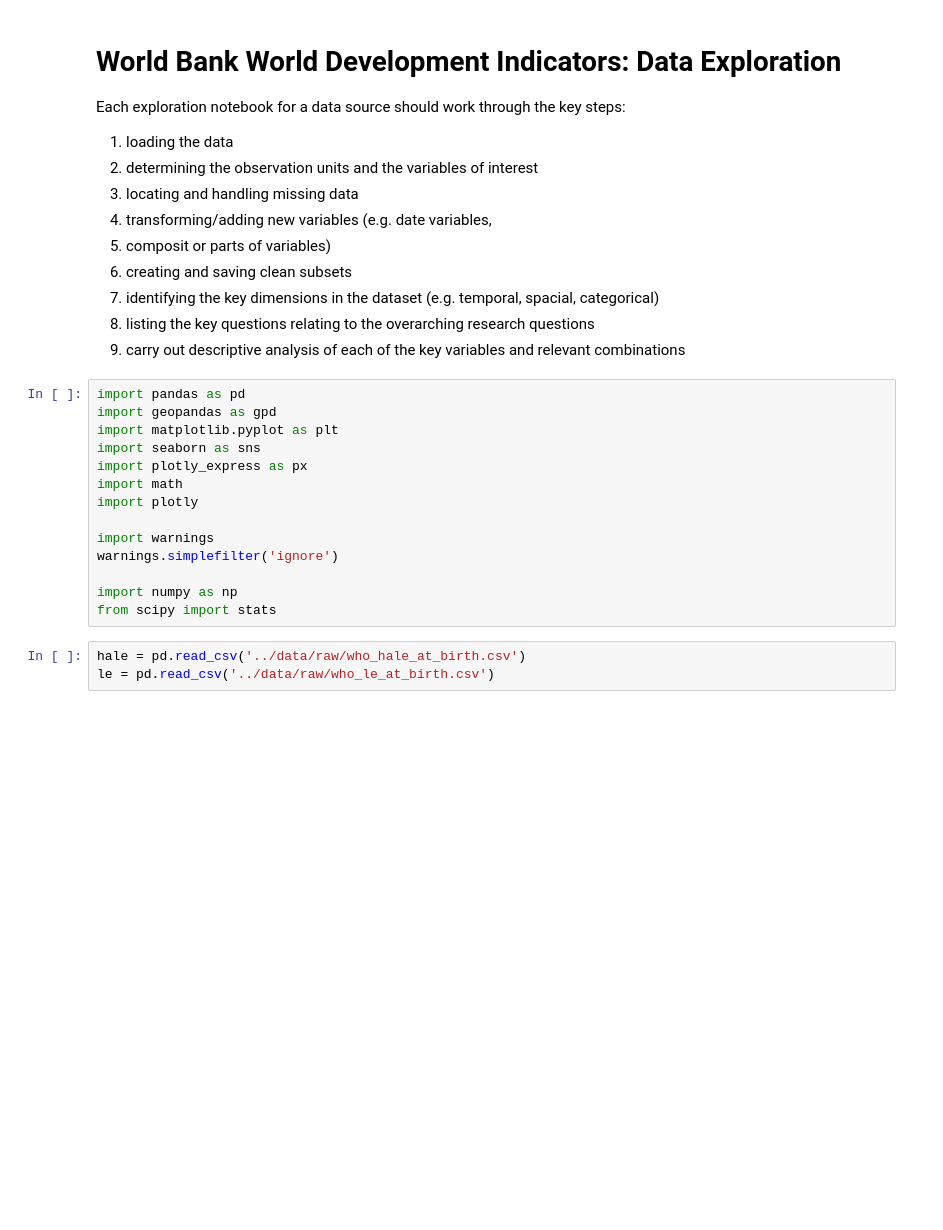
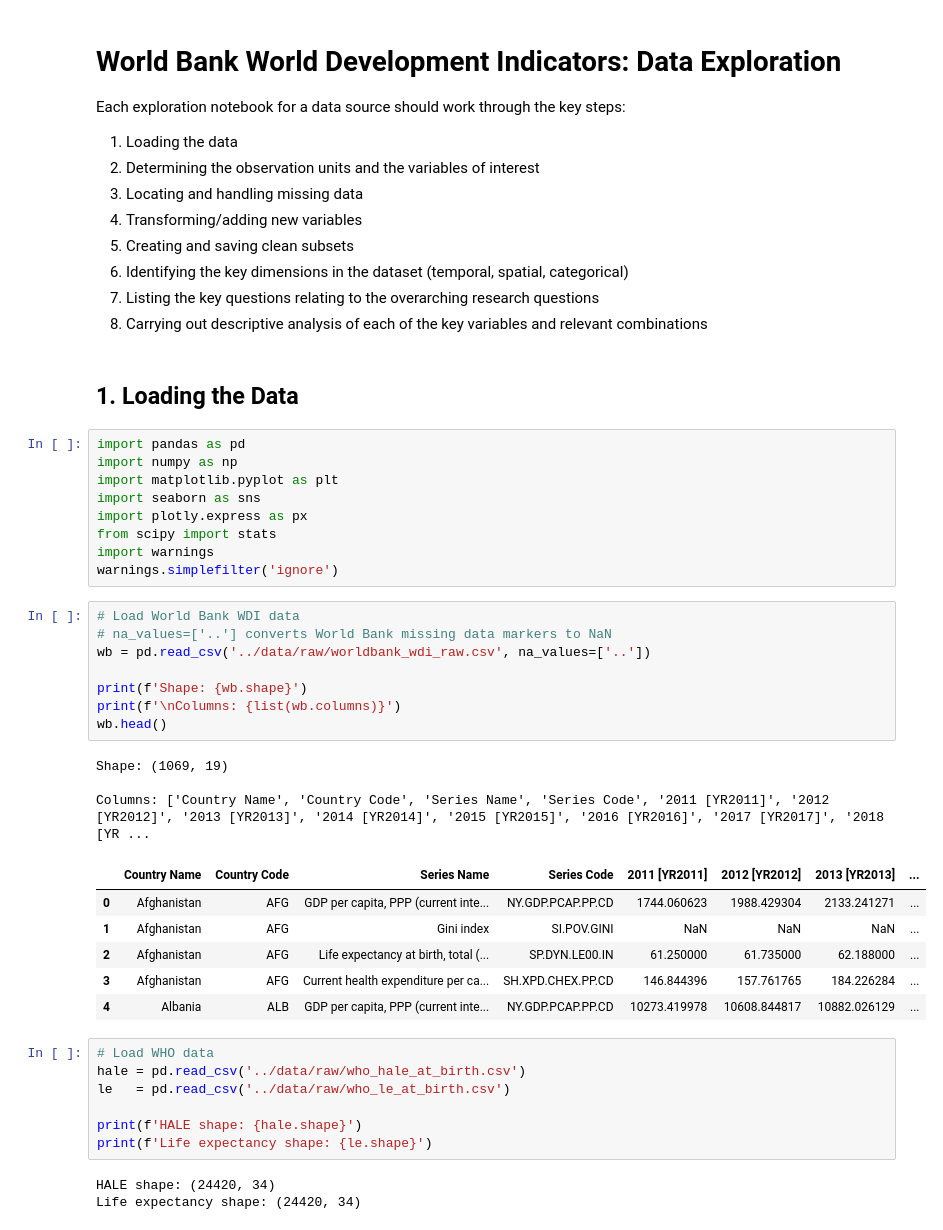
Before and after one commit to dpark2380/comm3180_S26_Data_Project, a Jupyter notebook: data_analysis/01_worldbank_exploration.ipynb, the cells around one changed output. Drawn from its saved outputs; the diff is of its cells as text; blank space fills up the shorter version.

Commit message:
Completed analysis for milestone 1

```diff
--- a/data_analysis/01_worldbank_exploration.ipynb
+++ b/data_analysis/01_worldbank_exploration.ipynb
@@ -2,29 +2,50 @@
 # World Bank World Development Indicators: Data Exploration
 
 Each exploration notebook for a data source should work through the key steps:
-1. loading the data
-2. determining the observation units and the variables of interest
-3. locating and handling missing data
-4. transforming/adding new variables (e.g. date variables,
-5. composit or parts of variables)
-6. creating and saving clean subsets
-7. identifying the key dimensions in the dataset (e.g. temporal, spacial, categorical)
-8. listing the key questions relating to the overarching research questions
-9. carry out descriptive analysis of each of the key variables and relevant combinations
+1. Loading the data
+2. Determining the observation units and the variables of interest
+3. Locating and handling missing data
+4. Transforming/adding new variables
+5. Creating and saving clean subsets
+6. Identifying the key dimensions in the dataset (temporal, spatial, categorical)
+7. Listing the key questions relating to the overarching research questions
+8. Carrying out descriptive analysis of each of the key variables and relevant combinations
+# %% [markdown]
+## 1. Loading the Data
 # %%
 import pandas as pd
-import geopandas as gpd
+import numpy as np
 import matplotlib.pyplot as plt
 import seaborn as sns
-import plotly_express as px
-import math
-import plotly
-
+import plotly.express as px
+from scipy import stats
 import warnings
 warnings.simplefilter('ignore')
-
-import numpy as np
-from scipy import stats
+# %%
+# Load World Bank WDI data
+# na_values=['..'] converts World Bank missing data markers to NaN
+wb = pd.read_csv('../data/raw/worldbank_wdi_raw.csv', na_values=['..'])
+
+print(f'Shape: {wb.shape}')
+print(f'\nColumns: {list(wb.columns)}')
+wb.head()
+# %% [output]
+Shape: (1069, 19)
+
+Columns: ['Country Name', 'Country Code', 'Series Name', 'Series Code', '2011 [YR2011]', '2012 [YR2012]', '2013 [YR2013]', '2014 [YR2014]', '2015 [YR2015]', '2016 [YR2016]', '2017 [YR2017]', '2018 [YR ...
+|  | Country Name | Country Code | Series Name | Series Code | 2011 [YR2011] | 2012 [YR2012] | 2013 [YR2013] | ... |
+| 0 | Afghanistan | AFG | GDP per capita, PPP (current inte... | NY.GDP.PCAP.PP.CD | 1744.060623 | 1988.429304 | 2133.241271 | ... |
+| 1 | Afghanistan | AFG | Gini index | SI.POV.GINI | NaN | NaN | NaN | ... |
+| 2 | Afghanistan | AFG | Life expectancy at birth, total (... | SP.DYN.LE00.IN | 61.250000 | 61.735000 | 62.188000 | ... |
+| 3 | Afghanistan | AFG | Current health expenditure per ca... | SH.XPD.CHEX.PP.CD | 146.844396 | 157.761765 | 184.226284 | ... |
+| 4 | Albania | ALB | GDP per capita, PPP (current inte... | NY.GDP.PCAP.PP.CD | 10273.419978 | 10608.844817 | 10882.026129 | ... |
 # %%
+# Load WHO data
 hale = pd.read_csv('../data/raw/who_hale_at_birth.csv')
-le = pd.read_csv('../data/raw/who_le_at_birth.csv')
+le   = pd.read_csv('../data/raw/who_le_at_birth.csv')
+
+print(f'HALE shape: {hale.shape}')
+print(f'Life expectancy shape: {le.shape}')
+# %% [output]
+HALE shape: (24420, 34)
+Life expectancy shape: (24420, 34)
```
Also changed, not shown: parts of 27 cells of this notebook, 15 other files.
